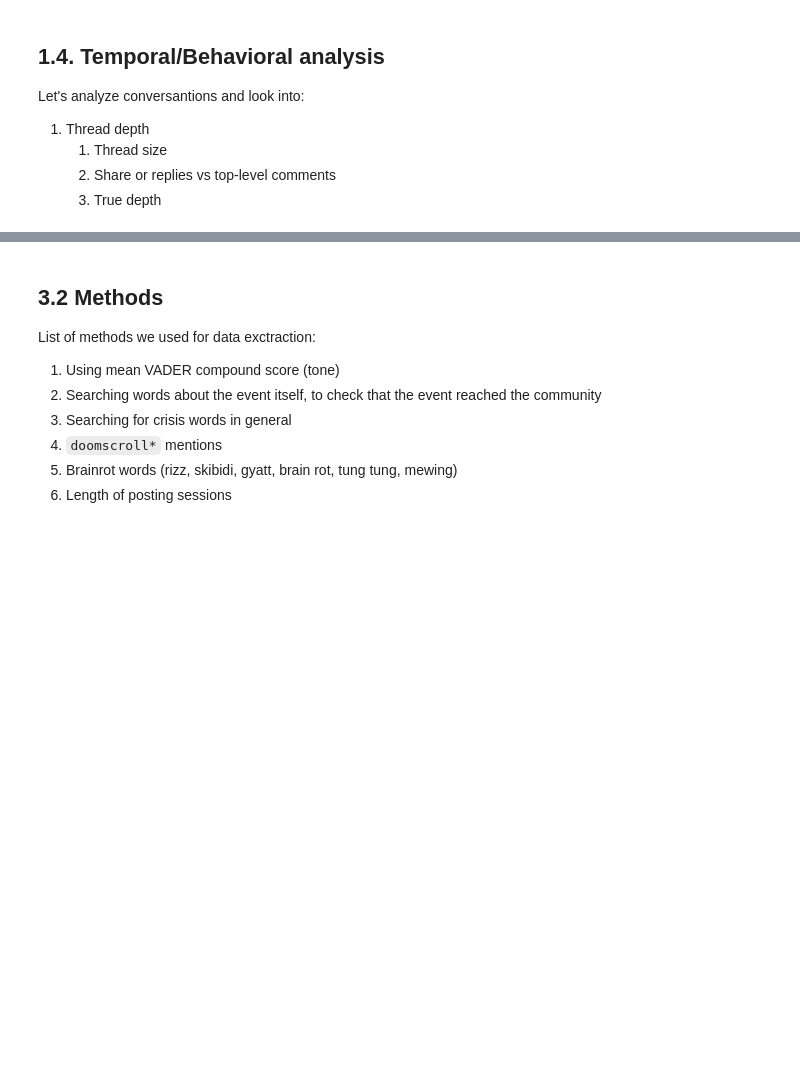
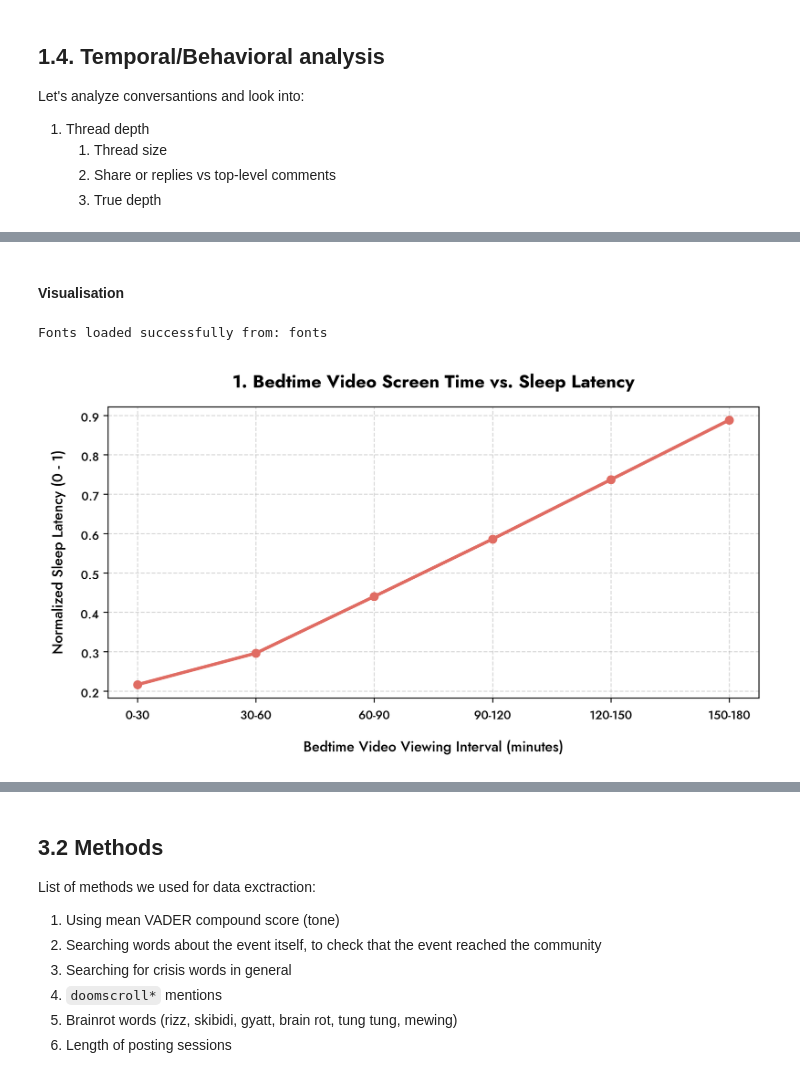
Before and after one commit to DanyloBeha/css-brainrot, a Jupyter notebook: exploratory-data-analysis/eda.ipynb, the cells around one changed output, grey strips where cells are left out. Drawn from its saved outputs; the diff is of its cells as text; code cells hidden in the pictures; blank space fills up the shorter version.

```diff
--- a/exploratory-data-analysis/eda.ipynb
+++ b/exploratory-data-analysis/eda.ipynb
@@ -682,0 +882,7 @@ Time spent: 5 min
+# %%
+df_graph_data = df_doom_video.groupby('screen_time_bin', observed=False).agg(
+    avg_screen_time_min=('bedtime_screen_min', 'mean'),
+    norm_sleep_latency=('norm_latency', 'mean'),
+    norm_sleep_quality=('norm_quality', 'mean'),
+    norm_sleep_issues=('norm_issues', 'mean')
+).reset_index().dropna()
@@ -682,0 +898,2 @@ Time spent: 5 min
+# %% [markdown]
+#### Visualisation
@@ -682,0 +903,41 @@ Time spent: 5 min
+# %%
+font_dir = "fonts"
+
+bold_font_path = os.path.join(font_dir, "Jost-Bold.ttf")
+medium_font_path = os.path.join(font_dir, "Jost-Medium.ttf")
+
+if os.path.exists(bold_font_path) and os.path.exists(medium_font_path):
+    font_title = fm.FontProperties(fname=bold_font_path, size=14)
+    font_label = fm.FontProperties(fname=medium_font_path, size=11)
+    font_ticks = fm.FontProperties(fname=medium_font_path, size=9)
+    print("Fonts loaded successfully from:", font_dir)
+else:
+    font_title = fm.FontProperties(family='sans-serif', size=14, weight='bold')
+    font_label = fm.FontProperties(family='sans-serif', size=11)
+    font_ticks = fm.FontProperties(family='sans-serif', size=9)
+    print("Warning: Jost fonts not found in directory. Using fallback system fonts.")
+
+df = df_graph_data.astype({'screen_time_bin': str})
+
+colors = {
+    'latency': '#E06C63',  # Coral Red
+    'quality': '#3AAFA9',  # Teal Green
+    'issues':  '#E0A946'   # Ochre Yellow
+}
+# %% [output]
+Fonts loaded successfully from: fonts
+# %%
+# Graph 1: Sleep Latency
+
+plt.figure(figsize=(8, 4.5), dpi=300)
+plt.plot(df['screen_time_bin'], df['norm_sleep_latency'], marker='o', color=colors['latency'], linewidth=2.5)
+plt.title("1. Bedtime Video Screen Time vs. Sleep Latency", fontproperties=font_title, pad=15)
+plt.xlabel("Bedtime Video Viewing Interval (minutes)", fontproperties=font_label, labelpad=10)
+plt.ylabel("Normalized Sleep Latency (0 - 1)", fontproperties=font_label, labelpad=10)
+plt.xticks(fontproperties=font_ticks)
+plt.yticks(fontproperties=font_ticks)
+plt.grid(True, linestyle='--', alpha=0.5)
+plt.tight_layout()
+plt.show()
+# %% [output]
+[figure, added]
```
Also changed, not shown: parts of 28 cells of this notebook.
